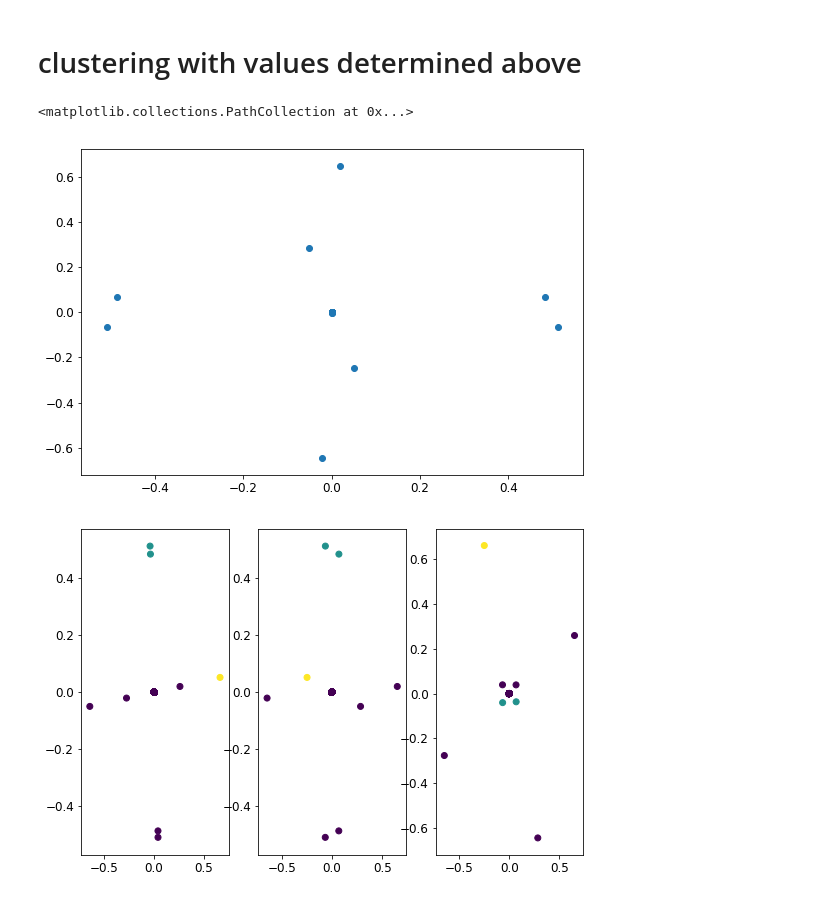
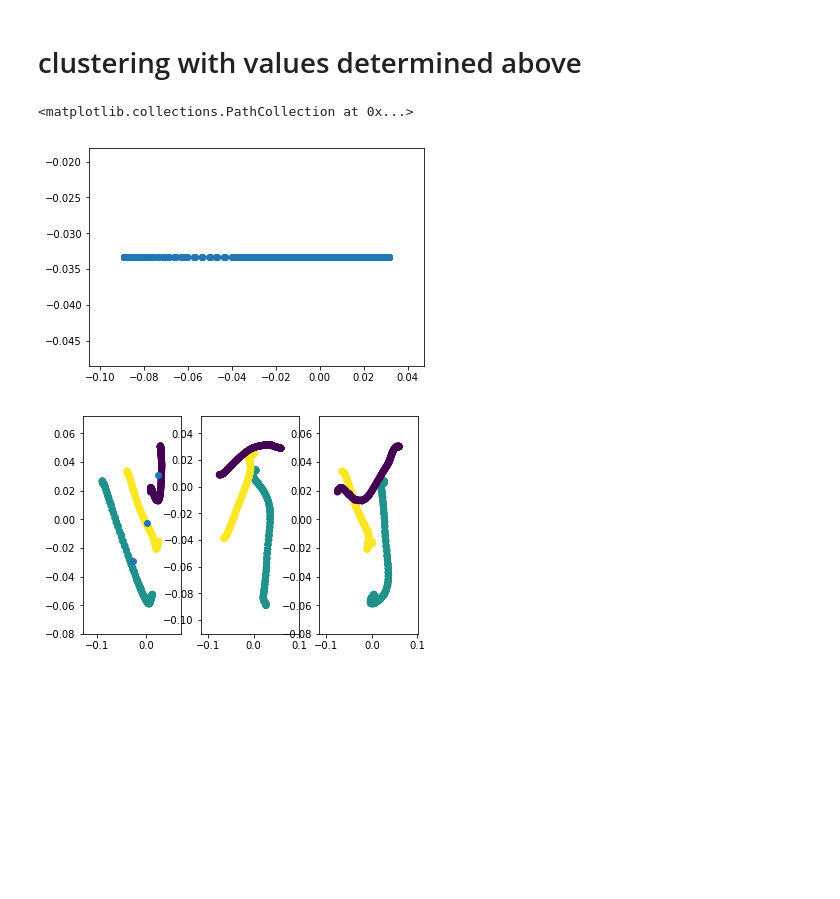
Before and after one commit to sioan/bcv_spectral_clustering, a Jupyter notebook: spectral_clustering_protein.ipynb, the cells around one changed output. Drawn from its saved outputs; the diff is of its cells as text; code cells hidden in the pictures; blank space fills up the shorter version.

Commit message:
got 3 to cluster properly.  Still can't guess number properly

```diff
--- a/spectral_clustering_protein.ipynb
+++ b/spectral_clustering_protein.ipynb
@@ -490,7 +507,7 @@ ax  = fig.add_subplot(111)
 
 
 
-for i in [6,7,8,9,10,12,17]:
+for i in [2,3,4,5,6,7]:
 
     mpl.rcParams['figure.figsize']  = (9,6)
     mpl.rcParams['font.size']       = 12
@@ -591,14 +605,14 @@ array([ 0,  0,  0,  0,  0,  1,  1,  0,  2,  1,  5,  6,  3,  4,  7,  3,  0,
 # %% [markdown]
 # clustering with values determined above
 # %%
-gamma = 1.6e-4
+gamma = 1e-14
 my_affinity_matrix = np.exp((-(euclidean_dist_matrix)**2)*gamma)[:,:]
 #degree_matrix      = np.diag((my_affinity_matrix - np.diag(np.diag(my_affinity_matrix))).sum(axis=0))
 #laplcian = my_affinity_matrix - degree_matrix
 # %%
-laplacian,my_embedding = lib.spectral_cluster_support.get_laplacian(spectral.affinity_matrix_,
+laplacian,my_embedding = lib.spectral_cluster_support.get_laplacian(my_affinity_matrix,
                                 #n_components = spectral.n_clusters,
-                                n_components = 4,
+                                n_components = 40,
                                 drop_first=False,
                                 eigen_solver = spectral.eigen_solver,
                                 random_state = spectral.random_state)
@@ -606,27 +620,32 @@ laplacian,my_embedding = lib.spectral_cluster_support.get_laplacian(spectral.aff
 eig_vals, eig_vecs = np.linalg.eig(laplacian)
 eig_vals, eig_vecs = np.real(eig_vals), np.real(eig_vecs)
 # %%
-plt.scatter(eig_vecs[:,1],eig_vecs[:,2],alpha =1)
+plt.scatter(eig_vecs[:,1],eig_vecs[:,0],alpha =1)
 # %% [output]
 <matplotlib.collections.PathCollection at 0x...>
-[figure, old version]
+[figure, new version]
 # %%
 n_clusters=3
-sorted_eig_vals = np.argsort(np.abs(eig_vals))
-sorted_eig_vecs = eig_vecs[sorted_eig_vals]
-kmeans = KMeans(n_clusters=n_clusters).fit(sorted_eig_vecs[:,:n_clusters])
+dropped_space = 1
+additional_space = 5
+sorted_eig_vals = np.argsort(np.abs(eig_vals))[dropped_space:]
+sorted_eig_vecs = eig_vecs[:,sorted_eig_vals][dropped_space:]
+kmeans = KMeans(init='random',n_clusters=n_clusters,n_init=1000).fit(sorted_eig_vecs[:,:n_clusters+additional_space])
+#kmeans = KMeans(n_clusters=n_clusters).fit(eig_vecs[:,np.argsort(np.abs(eig_vals))][:,:n_clusters+additional_space])
+X= sorted_eig_vecs[:,:n_clusters]
 # %%
 plt.subplot(131)
 plt.scatter(sorted_eig_vecs[:,0],sorted_eig_vecs[:,1],c=kmeans.labels_,alpha =1)
+plt.scatter(kmeans.cluster_centers_[:,0],kmeans.cluster_centers_[:,1])
 plt.subplot(132)
+plt.scatter(sorted_eig_vecs[:,2],sorted_eig_vecs[:,0],c=kmeans.labels_,alpha =1)
+plt.subplot(133)
 plt.scatter(sorted_eig_vecs[:,2],sorted_eig_vecs[:,1],c=kmeans.labels_,alpha =1)
-plt.subplot(133)
-plt.scatter(sorted_eig_vecs[:,2],sorted_eig_vecs[:,0],c=kmeans.labels_,alpha =1)
 #plt.xlim(-15,15)
 #plt.ylim(-15,15)
 plt.show()
 # %% [output]
-[figure, old version]
+[figure, new version]
 # %%
 plt.scatter(sorted_eig_vecs[:,2],sorted_eig_vecs[:,1],c=sorted_eig_vals,alpha =1)
 #plt.xlim(-15,15)
```
Also changed, not shown: parts of 24 cells of this notebook.
